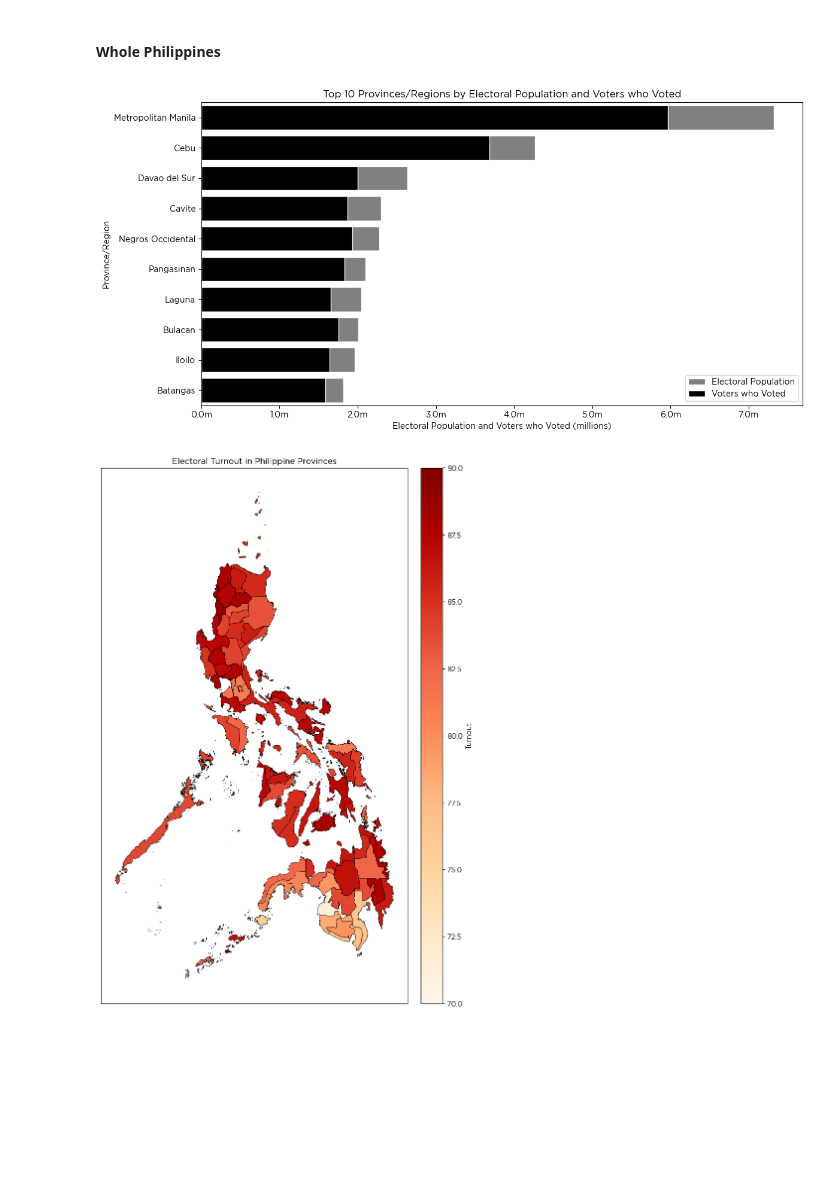
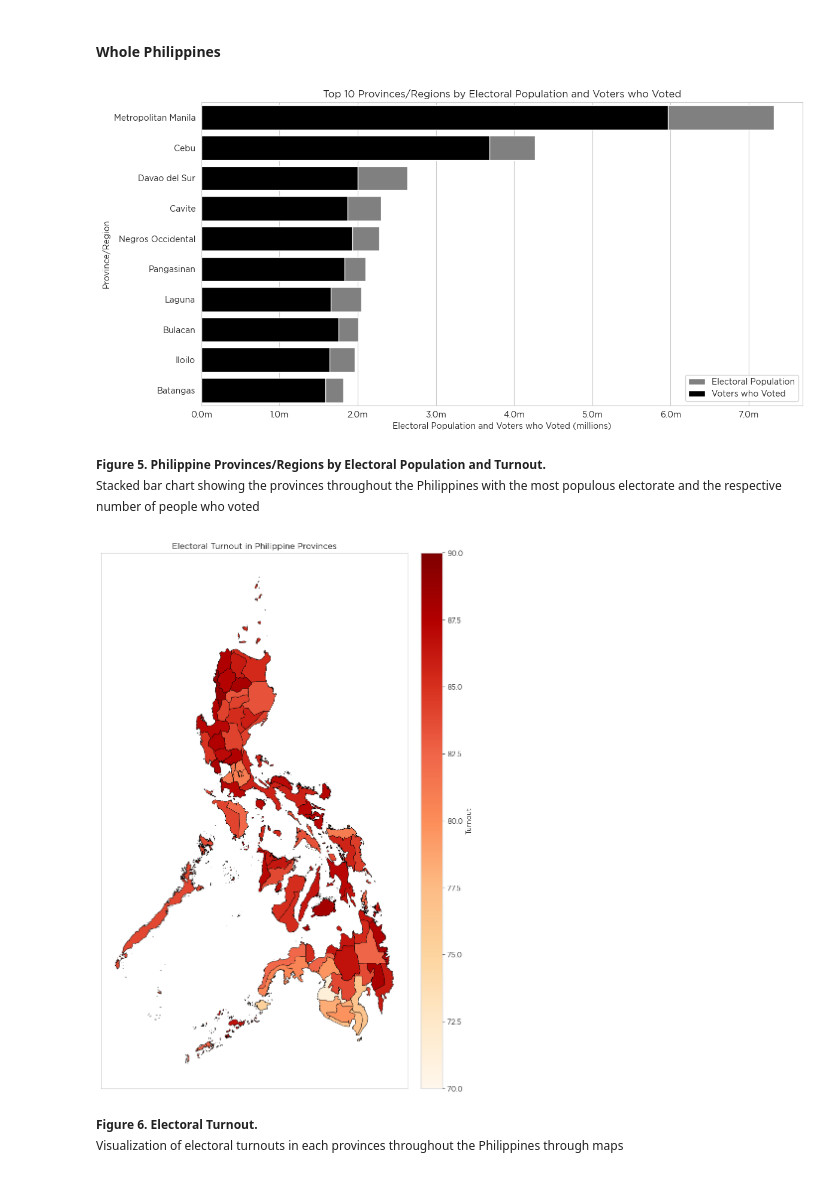
Before and after one commit to wstdcgordo/placebo_first, a Jupyter notebook: Project_pers_test/Visualizing-Electoral-Turnouts_2022-mpl.ipynb, the cells around one changed output. Drawn from its saved outputs; the diff is of its cells as text; code cells hidden in the pictures; blank space fills up the shorter version.

```diff
--- a/Project_pers_test/Visualizing-Electoral-Turnouts_2022-mpl.ipynb
+++ b/Project_pers_test/Visualizing-Electoral-Turnouts_2022-mpl.ipynb
@@ -10,6 +10,31 @@ import seaborn as sns
 import geopandas as gpd
 from matplotlib.ticker import FuncFormatter
 
+from figure_labeler import *
+fl = FigureLabeler();
+pd.options.mode.chained_assignment = None
+
+from IPython.display import HTML
+HTML('''
+<script
+    src="https://cdnjs.cloudflare.com/ajax/libs/jquery/2.0.3/jquery.min.js ">
+</script>
+<script>
+code_show=true;
+function code_toggle() {
+ if (code_show){
+ $('div.jp-CodeCell > div.jp-Cell-inputWrapper').hide();
+ } else {
+$('div.jp-CodeCell > div.jp-Cell-inputWrapper').show();
+ }
+ code_show = !code_show
+}
+$( document ).ready(code_toggle);
+</script>
+<form action="javascript:code_toggle()"><input type="submit"
+    value="Click here to toggle on/off the raw code."></form>
+''')
+
 # Load the font to be used
 plt.rcParams['font.family'] = 'Gotham'
 # %%
@@ -484,43 +574,51 @@ ax.xaxis.set_major_formatter(FuncFormatter(format_ticks))
 
 # Show the plot
 plt.tight_layout()
-output_path = r'C:\Users\Ebo\DS162\placebo_first\Project_pers_test\Outputs\top10filturnout.png'
+output_path = r'C:\Users\Ebo\DS162\placebo_first\Project_pers_test\Outputs\Proj_1\top10filturnout.png'
 plt.savefig(output_path, bbox_inches='tight', pad_inches=0.125, dpi=300)
 
 plt.show()
+fl.fig_caption("Philippine Provinces/Regions by Electoral Population and Turnout",
+               "Stacked bar chart showing the provinces throughout the Philippines with the most populous electorate and the respective number of people who voted")
 # %% [output]
-[figure, old version]
+[figure, new version]
+Figure 5. Philippine Provinces/Regions by Electoral Population and Turnout.
+Stacked bar chart showing the provinces throughout the Philippines with the most populous electorate and the respective number of people who voted
 # %%
 # Load GeoDataFrame (replace with your actual data)
 gdf = merged_df
 
 # Create a Matplotlib figure
 fig, ax = plt.subplots(figsize=(14, 14))
 
 # Define the minimum and maximum values for the colorbar
 vmin = 0.7
 vmax = 0.9
 
 # Plot the GeoDataFrame
 gdf.plot(column='Turnout', cmap='OrRd', edgecolor='black', linewidth=0.5, ax=ax, vmin=vmin, vmax=vmax)
 
 # Set font family to Gotham
 plt.rcParams['font.family'] = 'Gotham'
 
 # Add labels, titles, etc. as needed
 ax.set_title("Electoral Turnout in Philippine Provinces")
 ax.set_xticks([])
 ax.set_yticks([])
 
 cbar = plt.cm.ScalarMappable(cmap='OrRd', norm=plt.Normalize(vmin=vmin*100, vmax=vmax*100))
 cbar = fig.colorbar(cbar, ax=ax, orientation='vertical', pad=0.025, aspect=25)
 cbar.set_label('Turnout')
 
 # Save the plot with minimal white space
 output_path = r'C:\Users\Ebo\DS162\placebo_first\Project_pers_test\Outputs\Proj_1\filmapturnout.png'
 plt.savefig(output_path, bbox_inches='tight', pad_inches=0.125, dpi=300)
 
 # Show the plot
 plt.show()
+fl.fig_caption("Electoral Turnout",
+               "Visualization of electoral turnouts in each provinces throughout the Philippines through maps")
 # %% [output]
-[figure, old version]
+[figure, new version]
+Figure 6. Electoral Turnout.
+Visualization of electoral turnouts in each provinces throughout the Philippines through maps
```
Also changed, not shown: parts of 26 cells of this notebook, 3 other files.
